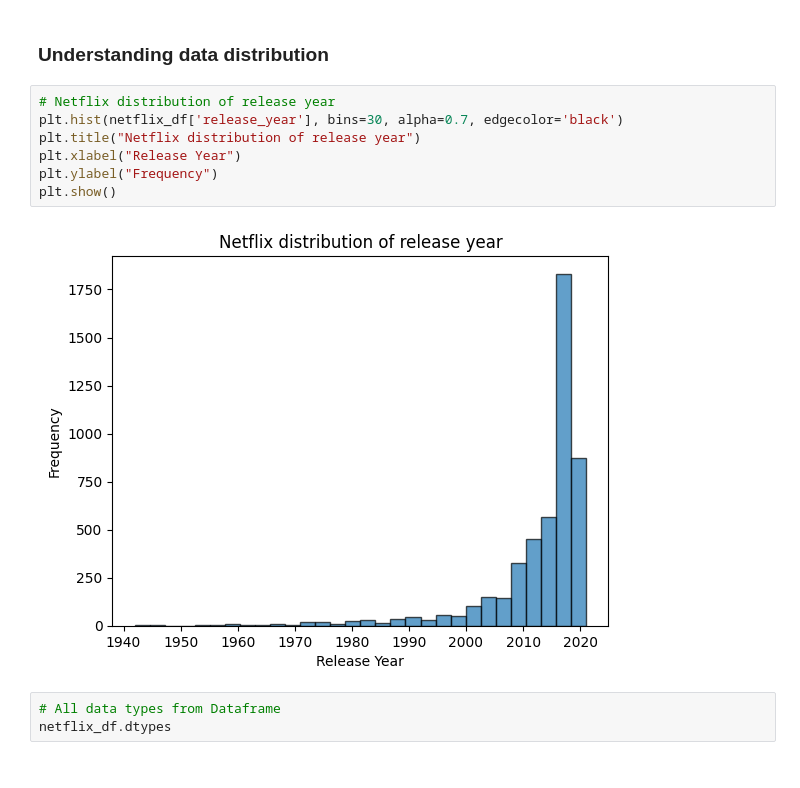
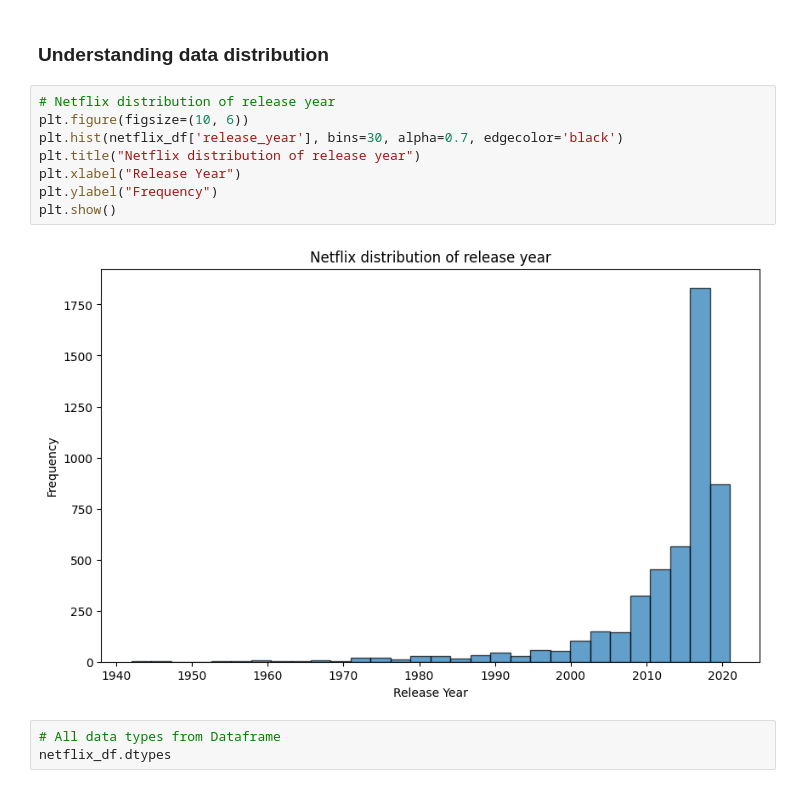
Before and after one commit to engjoaofaro/netflix_case_datacamp, a Jupyter notebook: notebook.ipynb, the cells around one changed output. Saved outputs shown, nothing was run; the diff lists cells and outputs as text.

Commit message:
Making better de Netflix plot for data distribution

```diff
--- a/notebook.ipynb
+++ b/notebook.ipynb
@@ -101,13 +101,14 @@ netflix_df.describe()
 ### Understanding data distribution
 # %%
 # Netflix distribution of release year
+plt.figure(figsize=(10, 6))
 plt.hist(netflix_df['release_year'], bins=30, alpha=0.7, edgecolor='black')
 plt.title("Netflix distribution of release year")
 plt.xlabel("Release Year")
 plt.ylabel("Frequency")
 plt.show()
 # %% [output]
-[figure, old version]
+[figure, new version]
 # %%
 # All data types from Dataframe
 netflix_df.dtypes
```
Also changed, not shown: parts of 1 cell of this notebook.
